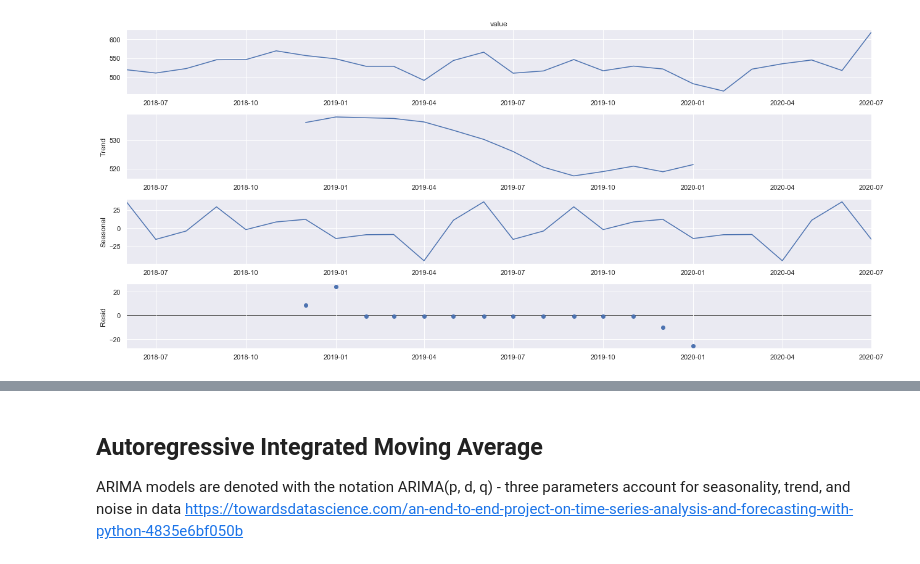
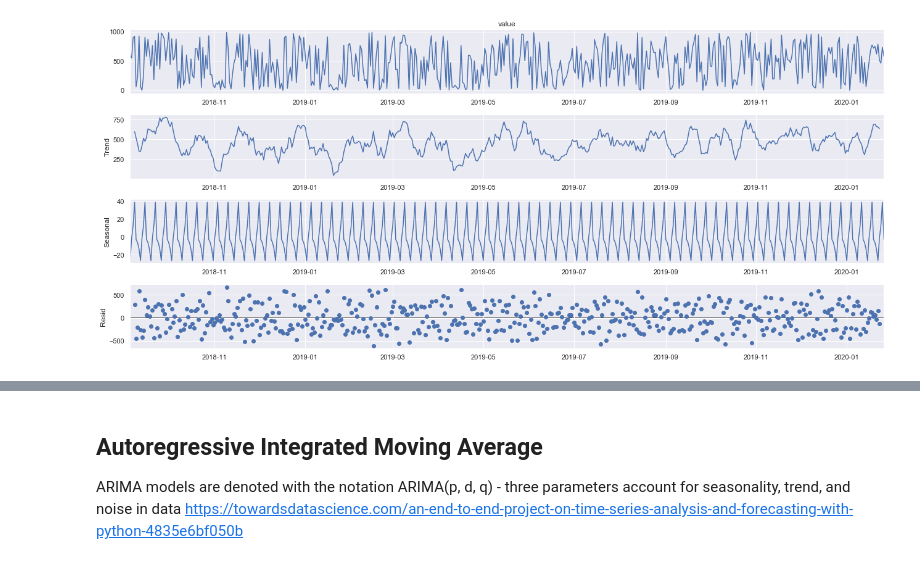
Before and after one commit to yatimerkhanov/database_trends, a Jupyter notebook: tablespace_trends.ipynb, the cells around one changed output, grey strips where cells are left out. Drawn from its saved outputs; the diff is of its cells as text; code cells hidden in the pictures.

```diff
--- a/tablespace_trends.ipynb
+++ b/tablespace_trends.ipynb
@@ -14,6 +18,7 @@ print(os.listdir("./input"))
 # %%
-sample = pd.read_csv('./input/sample2.csv', sep='\t')
+sample = pd.read_csv('./input/sample_dbtime2.csv')
 sample['rollup_timestamp'] = pd.to_datetime(sample['rollup_timestamp'])
+sample = sample.set_index('rollup_timestamp')
 # %%
 sample.head()
 # %% [output]
@@ -25,0 +32,2 @@ sample.head()
+# %%
+sample_s = sample['value']
@@ -90,10 +90,10 @@ plt.show()
 # %%
 # извлечение тренда, сезонности и шума
 import statsmodels.api as sm
 from pylab import rcParams
 rcParams['figure.figsize'] = 18, 8
-decomposition = sm.tsa.seasonal_decompose(sample_month, model='additive')
+decomposition = sm.tsa.seasonal_decompose(sample_s, model='additive')
 fig = decomposition.plot()
 plt.show()
 # %% [output]
-[figure, old version]
+[figure, new version]
```
Also changed, not shown: parts of 53 cells of this notebook, 10 other files.
